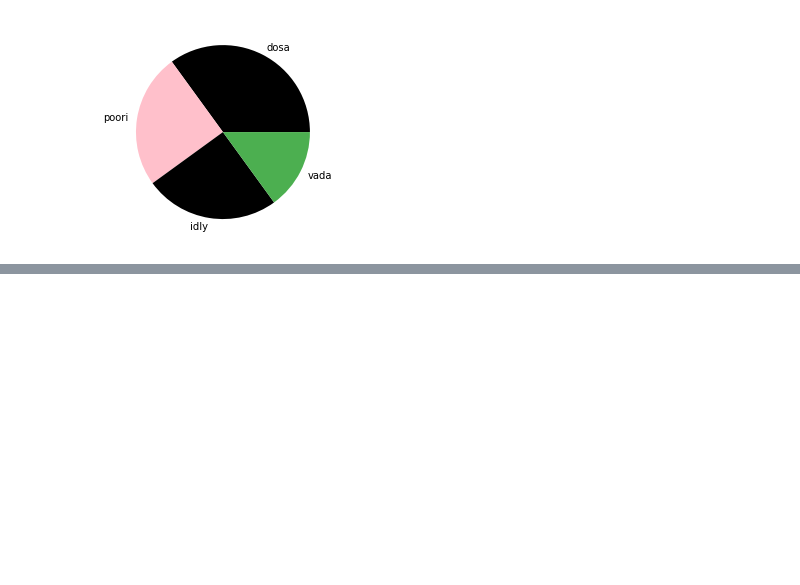
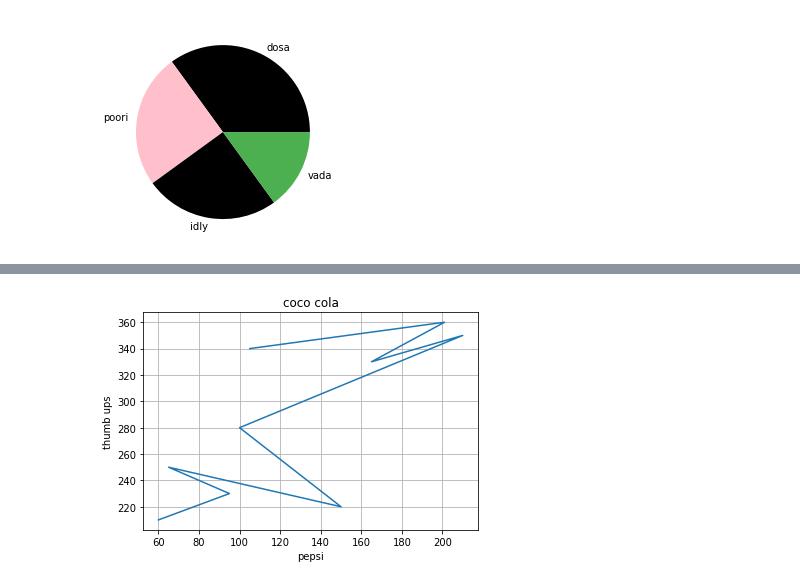
Before and after one commit to VU21CSEN0100037/PYTHON, a Jupyter notebook: Mathplot_PROGRAMS.ipynb, the cells around one changed output, grey strips where cells are left out. Saved outputs shown, nothing was run; the diff lists cells and outputs as text; code cells hidden in the pictures; blank space fills up the shorter version.

```diff
--- a/Mathplot_PROGRAMS.ipynb
+++ b/Mathplot_PROGRAMS.ipynb
@@ -112,0 +122,13 @@ plt.show()
+# %%
+import numpy as np
+import matplotlib.pyplot as plt
+a = np.array([60, 95, 80, 65, 150, 100, 210, 165, 201, 105])
+b = np.array([210, 230, 240, 250, 220, 280, 350, 330, 360, 340])
+plt.title("coco cola")
+plt.xlabel("pepsi")
+plt.ylabel("thumb ups")
+plt.plot(a, b)
+plt.grid()
+plt.show()
+# %% [output]
+[figure, added]
```
Also changed, not shown: parts of 18 cells of this notebook.
